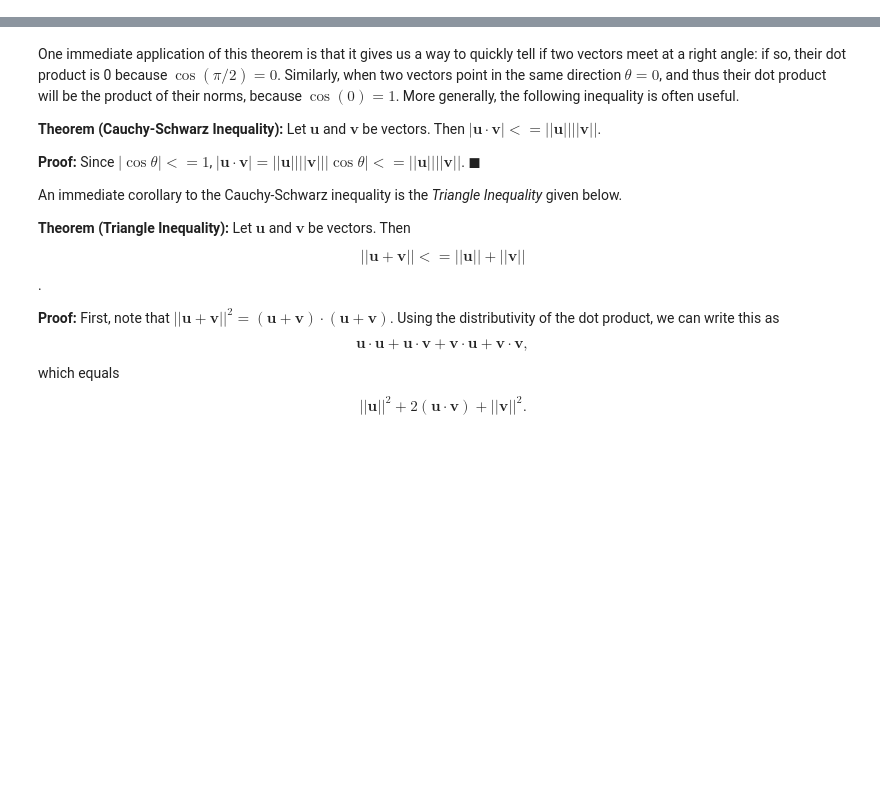
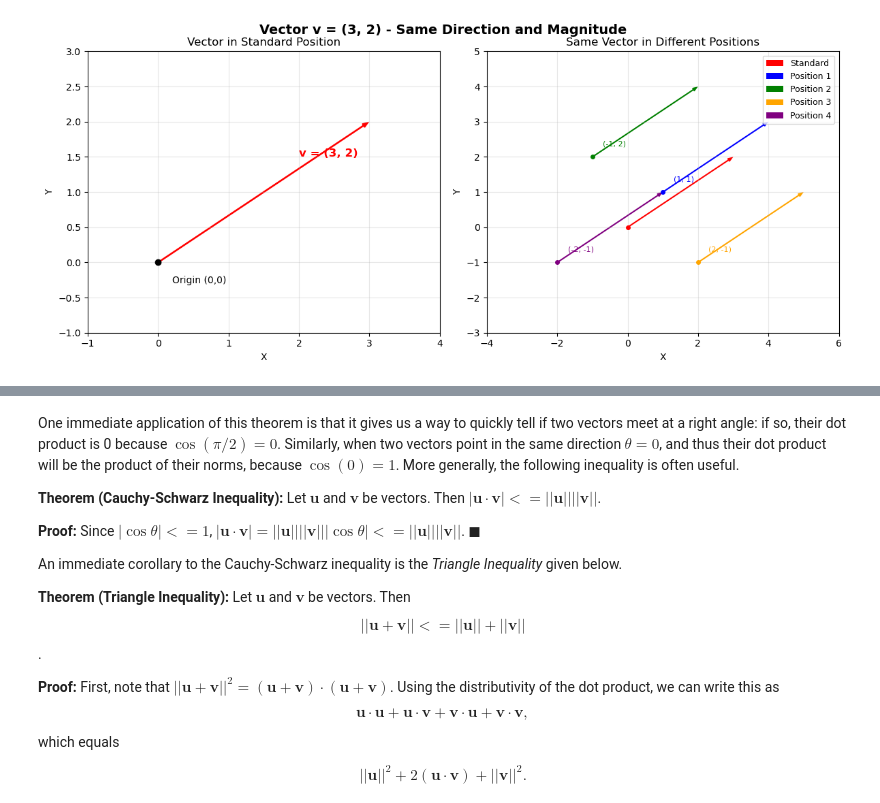
Before and after one commit to jwjohnson314/linear-algebra-book, a Jupyter notebook: vectors.ipynb, the cells around one changed output, grey strips where cells are left out. Drawn from its saved outputs; the diff is of its cells as text; code cells hidden in the pictures; blank space fills up the shorter version.

```diff
--- a/vectors.ipynb
+++ b/vectors.ipynb
@@ -31,0 +26,76 @@ Linear algebra originated over 200 years ago to address the need to describe geo
+# %%
+import matplotlib.pyplot as plt
+import numpy as np
+
+# Define the vector components
+vector = np.array([3, 2])  # Example vector (3, 2)
+
+# Create figure with two subplots
+fig, (ax1, ax2) = plt.subplots(1, 2, figsize=(12, 5))
+
+# Plot 1: Vector in standard position (starting from origin)
+ax1.quiver(0, 0, vector[0], vector[1], angles='xy', scale_units='xy', scale=1,
+           color='red', width=0.005, headwidth=3, headlength=4)
+ax1.set_xlim(-1, 4)
+ax1.set_ylim(-1, 3)
+ax1.set_aspect('equal')
+ax1.grid(True, alpha=0.3)
+ax1.set_xlabel('X')
+ax1.set_ylabel('Y')
+ax1.set_title('Vector in Standard Position')
+
+# Add vector label
+ax1.annotate(f'v = ({vector[0]}, {vector[1]})',
+             xy=(vector[0]/2, vector[1]/2),
+             xytext=(vector[0]/2 + 0.5, vector[1]/2 + 0.5),
+             fontsize=12, color='red', weight='bold')
+
+# Add origin point
+ax1.plot(0, 0, 'ko', markersize=6)
+ax1.annotate('Origin (0,0)', xy=(0, 0), xytext=(0.2, -0.3), fontsize=10)
+
+# Plot 2: Same vector in different positions
+positions = [
+    np.array([0, 0]),    # Standard position
+    np.array([1, 1]),    # Translated position 1
+    np.array([-1, 2]),   # Translated position 2
+    np.array([2, -1]),   # Translated position 3
+    np.array([-2, -1])   # Translated position 4
+]
+
+colors = ['red', 'blue', 'green', 'orange', 'purple']
+labels = ['Standard', 'Position 1', 'Position 2', 'Position 3', 'Position 4']
+
+for i, (pos, color, label) in enumerate(zip(positions, colors, labels)):
+    ax2.quiver(pos[0], pos[1], vector[0], vector[1],
+               angles='xy', scale_units='xy', scale=1,
+               color=color, width=0.004, headwidth=3, headlength=4,
+               label=label)
+
+    # Mark starting points
+    ax2.plot(pos[0], pos[1], 'o', color=color, markersize=4)
+
+    # Add position labels
+    if i > 0:  # Skip labeling the origin
+        ax2.annotate(f'({pos[0]}, {pos[1]})',
+                     xy=(pos[0], pos[1]),
+                     xytext=(pos[0] + 0.3, pos[1] + 0.3),
+                     fontsize=8, color=color)
+
+ax2.set_xlim(-4, 6)
+ax2.set_ylim(-3, 5)
+ax2.set_aspect('equal')
+ax2.grid(True, alpha=0.3)
+ax2.set_xlabel('X')
+ax2.set_ylabel('Y')
+ax2.set_title('Same Vector in Different Positions')
+ax2.legend(loc='upper right', fontsize=9)
+
+# Add text explaining the concept
+fig.suptitle(f'Vector v = ({vector[0]}, {vector[1]}) - Same Direction and Magnitude',
+             fontsize=14, weight='bold')
+
+plt.tight_layout()
+plt.show()
+# %% [output]
+[figure, added]
```
Also changed, not shown: parts of 14 cells of this notebook, 4 other files.
